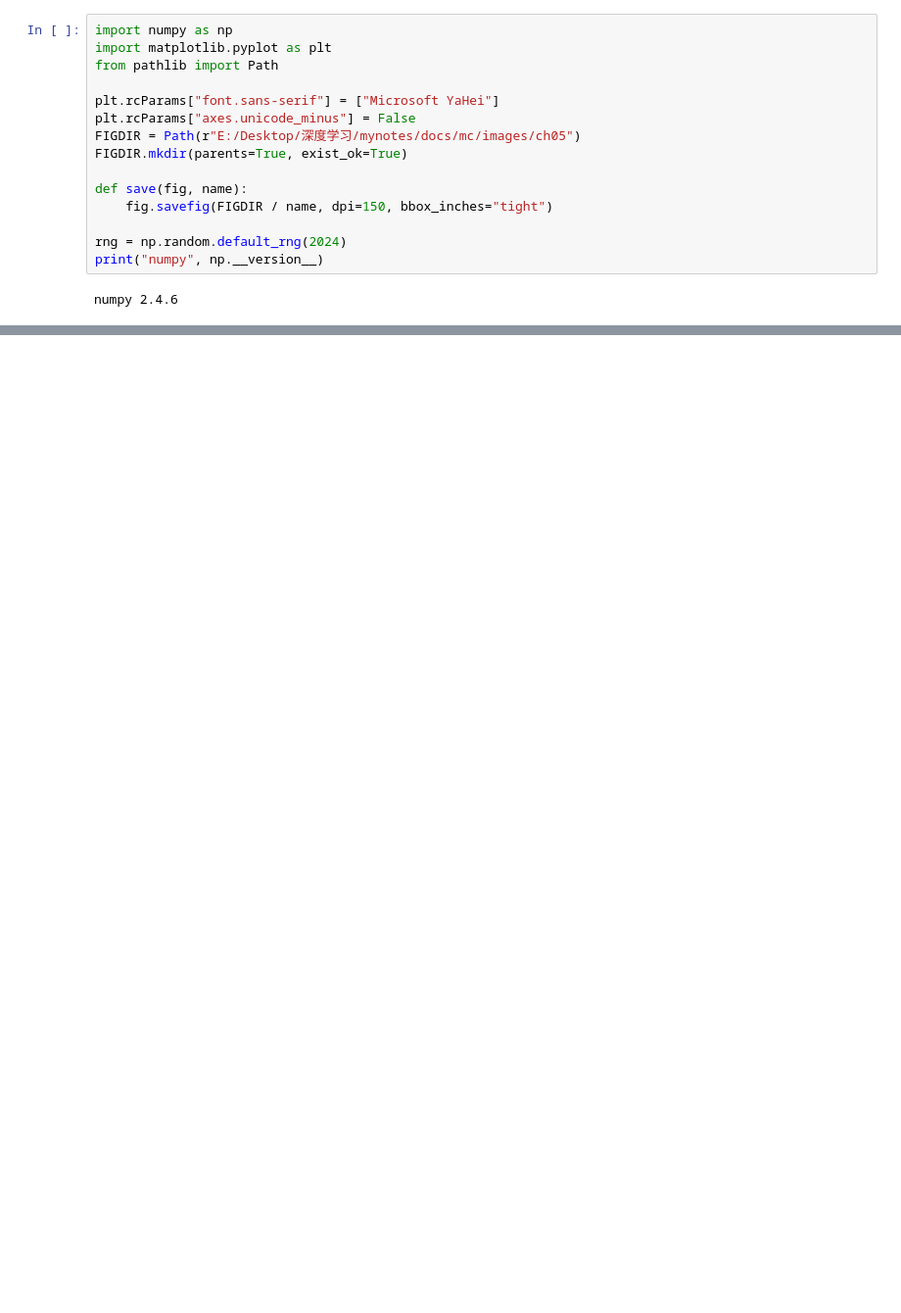
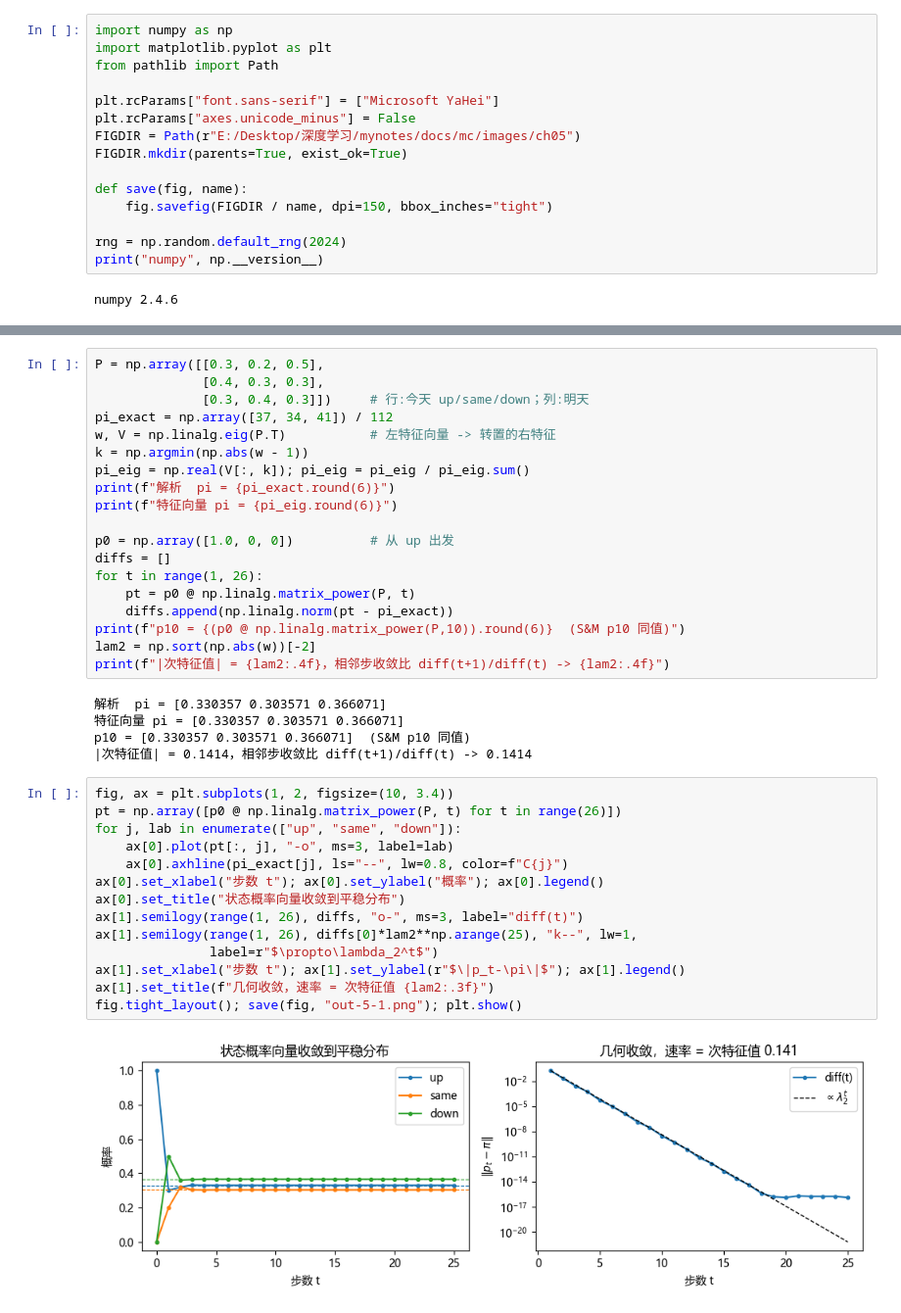
Before and after one commit to linxiawmt/MASAMI-Brain, a Jupyter notebook: docs/mc/nb/ch05.ipynb, the cells around one changed output, grey strips where cells are left out. Shown at 98% size. Cells and saved outputs as stored; diff of their text form; blank space fills up the shorter version.

```diff
--- a/docs/mc/nb/ch05.ipynb
+++ b/docs/mc/nb/ch05.ipynb
@@ -190,0 +28,40 @@ print(f"理论：var((I1+I2)/2)/var(I1) = (1+ρ)/2 = {(1+rho)/2:.4f}，即方差
+# %%
+P = np.array([[0.3, 0.2, 0.5],
+              [0.4, 0.3, 0.3],
+              [0.3, 0.4, 0.3]])     # 行:今天 up/same/down；列:明天
+pi_exact = np.array([37, 34, 41]) / 112
+w, V = np.linalg.eig(P.T)           # 左特征向量 -> 转置的右特征
+k = np.argmin(np.abs(w - 1))
+pi_eig = np.real(V[:, k]); pi_eig = pi_eig / pi_eig.sum()
+print(f"解析  pi = {pi_exact.round(6)}")
+print(f"特征向量 pi = {pi_eig.round(6)}")
+
+p0 = np.array([1.0, 0, 0])          # 从 up 出发
+diffs = []
+for t in range(1, 26):
+    pt = p0 @ np.linalg.matrix_power(P, t)
+    diffs.append(np.linalg.norm(pt - pi_exact))
+print(f"p10 = {(p0 @ np.linalg.matrix_power(P,10)).round(6)}  (S&M p10 同值)")
+lam2 = np.sort(np.abs(w))[-2]
+print(f"|次特征值| = {lam2:.4f}，相邻步收敛比 diff(t+1)/diff(t) -> {lam2:.4f}")
+# %% [output]
+解析  pi = [0.330357 0.303571 0.366071]
+特征向量 pi = [0.330357 0.303571 0.366071]
+p10 = [0.330357 0.303571 0.366071]  (S&M p10 同值)
+|次特征值| = 0.1414，相邻步收敛比 diff(t+1)/diff(t) -> 0.1414
+# %%
+fig, ax = plt.subplots(1, 2, figsize=(10, 3.4))
+pt = np.array([p0 @ np.linalg.matrix_power(P, t) for t in range(26)])
+for j, lab in enumerate(["up", "same", "down"]):
+    ax[0].plot(pt[:, j], "-o", ms=3, label=lab)
+    ax[0].axhline(pi_exact[j], ls="--", lw=0.8, color=f"C{j}")
+ax[0].set_xlabel("步数 t"); ax[0].set_ylabel("概率"); ax[0].legend()
+ax[0].set_title("状态概率向量收敛到平稳分布")
+ax[1].semilogy(range(1, 26), diffs, "o-", ms=3, label="diff(t)")
+ax[1].semilogy(range(1, 26), diffs[0]*lam2**np.arange(25), "k--", lw=1,
+               label=r"$\propto\lambda_2^t$")
+ax[1].set_xlabel("步数 t"); ax[1].set_ylabel(r"$\|p_t-\pi\|$"); ax[1].legend()
+ax[1].set_title(f"几何收敛，速率 = 次特征值 {lam2:.3f}")
+fig.tight_layout(); save(fig, "out-5-1.png"); plt.show()
+# %% [output]
+[figure, added]
```
Also changed, not shown: parts of 33 cells of this notebook, 18 other files.
